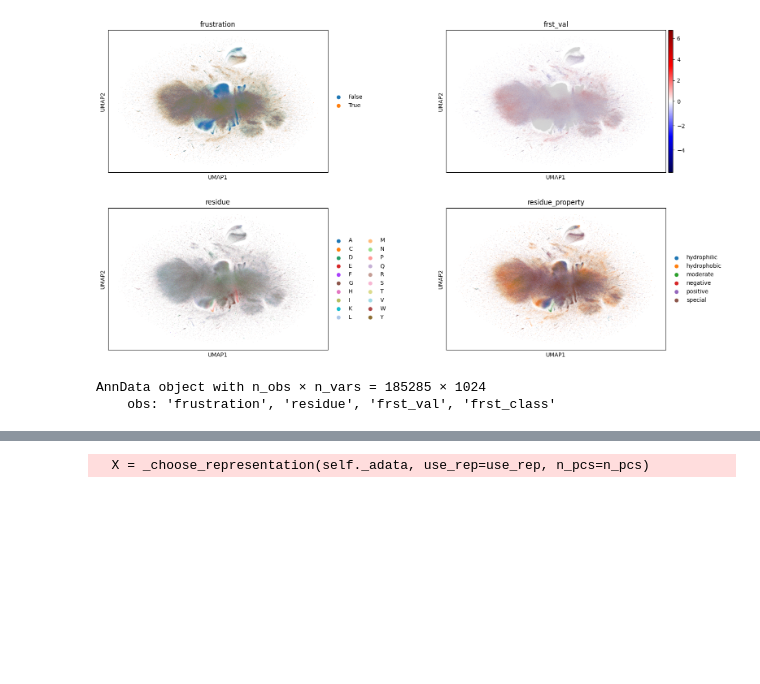
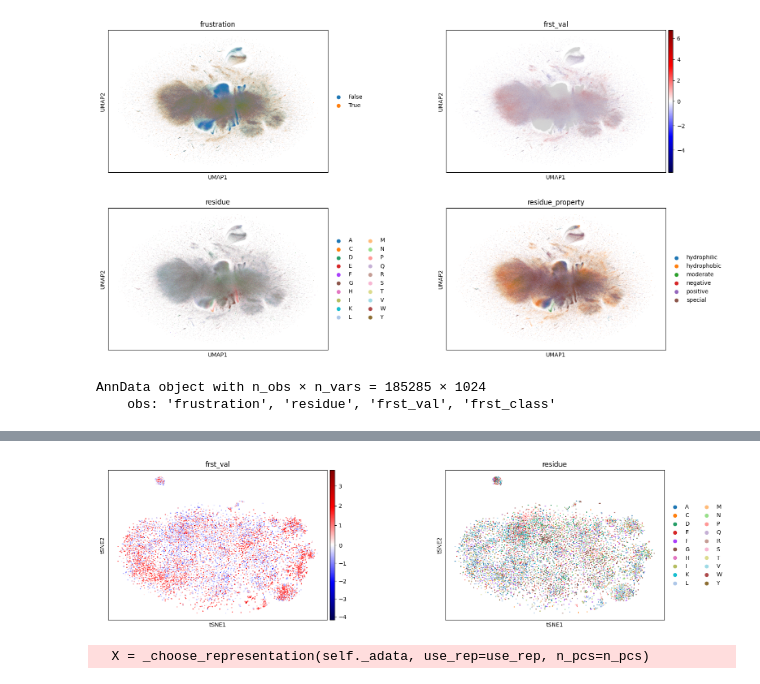
Before and after one commit to leuschjanphilipp/FrustrAI-Seq, a Jupyter notebook: notebooks/it2_debug.ipynb, the cells around one changed output, grey strips where cells are left out. Drawn from its saved outputs; the diff is of its cells as text; code cells hidden in the pictures; blank space fills up the shorter version.

```diff
--- a/notebooks/debug.ipynb
+++ b/notebooks/it2_debug.ipynb
@@ -192,0 +235,4 @@ AnnData object with n_obs × n_vars = 185285 × 1024
+# %%
+sc.pl.tsne(adata_subsample, color=['frst_val', 'residue'], ncols=2, wspace=0.4, cmap='seismic', vcenter=0,) #palette="tab20")
+# %% [output]
+[figure, added]
```
Also changed, not shown: parts of 22 cells of this notebook, 22 other files.
